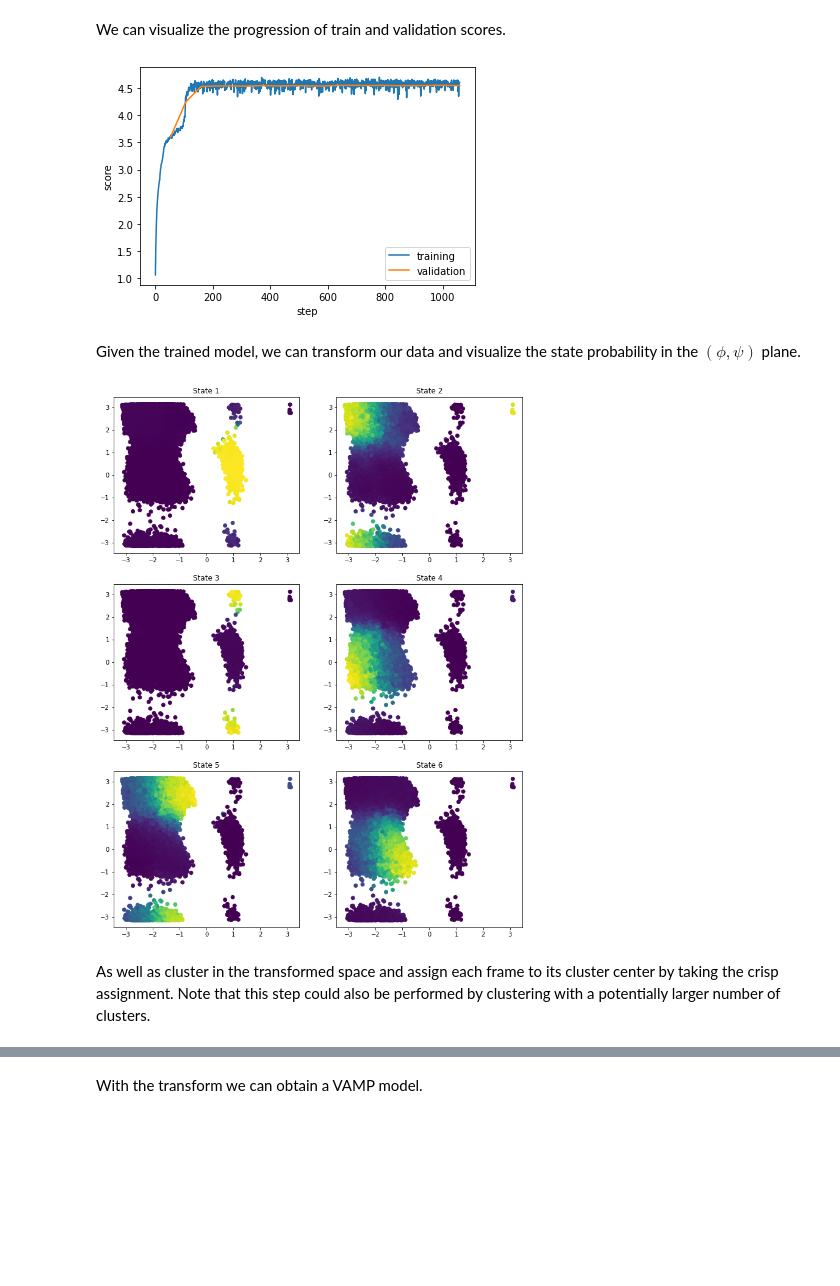
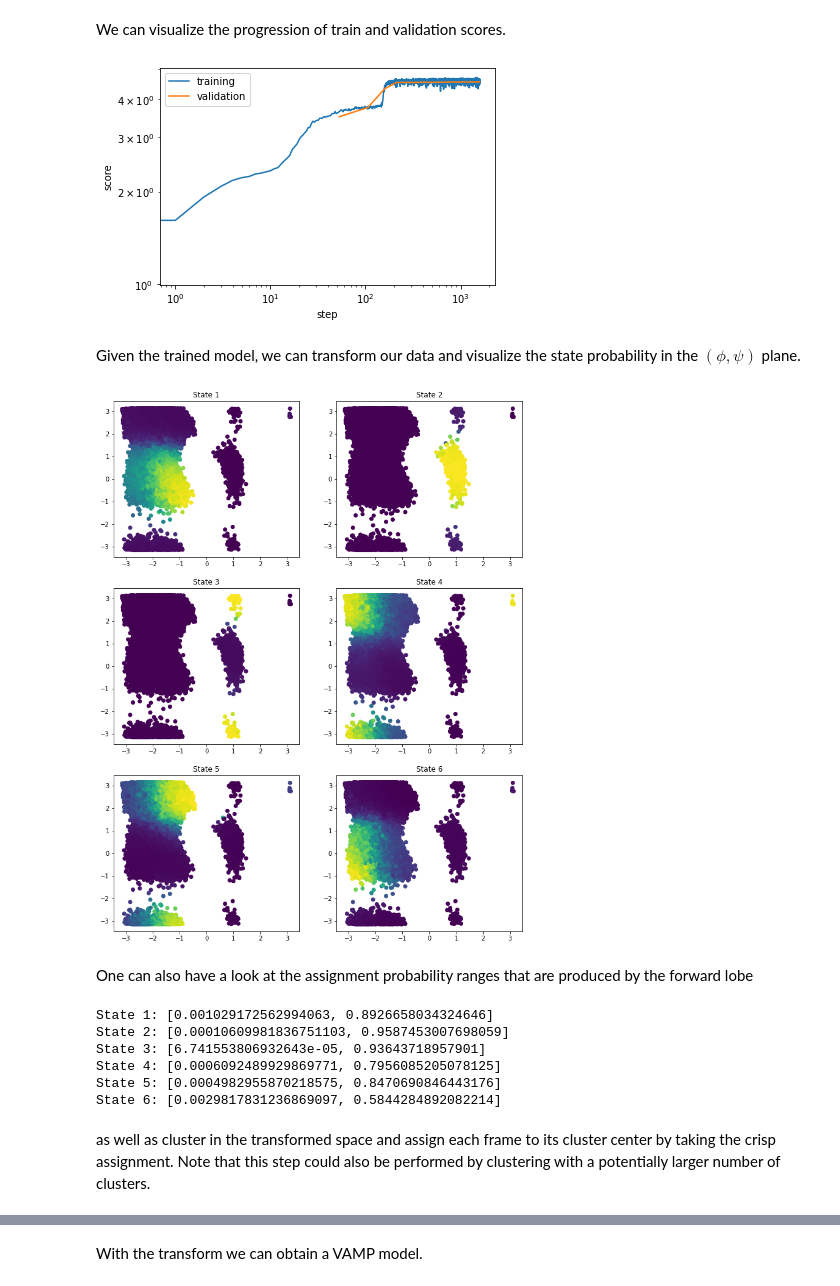
Before and after one commit to deeptime-ml/deeptime-notebooks, a Jupyter notebook: examples/ala2-example.ipynb, the cells around one changed output, grey strips where cells are left out. Cells and saved outputs as stored; diff of their text form; code cells hidden in the pictures; blank space fills up the shorter version.

```diff
--- a/examples/ala2-example.ipynb
+++ b/examples/ala2-example.ipynb
@@ -62,7 +62,7 @@ Now we can set up the VAMPNet lobe.
 # %%
 lobe = nn.Sequential(
     nn.BatchNorm1d(data[0].shape[1]),
-    nn.Linear(data[0].shape[1], 30), nn.ReLU(),
+    nn.Linear(data[0].shape[1], 30), nn.ELU(),
     nn.Linear(30, 100), nn.ELU(),
     nn.Linear(100, 100), nn.ELU(),
     nn.Linear(100, 100), nn.ELU(),
@@ -72,7 +72,11 @@ lobe = nn.Sequential(
     nn.Linear(100, 30), nn.ELU(),
     nn.Linear(30, 6),
     nn.Softmax(dim=1)  # obtain fuzzy probability distribution over output states
-).to(device=device)
+)
+
+from copy import deepcopy
+lobe_timelagged = deepcopy(lobe).to(device=device)
+lobe = lobe.to(device=device)
 print(lobe)
 # %% [output]
 Sequential(
@@ -97,7 +101,7 @@ With the lobe defined, we can create a VAMPNet estimator.
 # %%
 from deeptime.decomposition.deep import VAMPNet
 
-vampnet = VAMPNet(lobe=lobe, learning_rate=5e-4, device=device)
+vampnet = VAMPNet(lobe=lobe, lobe_timelagged=lobe_timelagged, learning_rate=5e-4, device=device)
 # %% [markdown]
 In order to train the VAMPNet transformations, we set up data loaders.
 # %%
@@ -108,18 +112,18 @@ loader_val = DataLoader(val_data, batch_size=len(val_data), shuffle=False)
 # %% [markdown]
 And train!
 # %%
-model = vampnet.fit(loader_train, n_epochs=20,
+model = vampnet.fit(loader_train, n_epochs=30,
                     validation_loader=loader_val, progress=tqdm).fetch_model()
 # %% [markdown]
 We can visualize the progression of train and validation scores.
 # %%
-plt.plot(*vampnet.train_scores.T, label='training')
-plt.plot(*vampnet.validation_scores.T, label='validation')
+plt.loglog(*vampnet.train_scores.T, label='training')
+plt.loglog(*vampnet.validation_scores.T, label='validation')
 plt.xlabel('step')
 plt.ylabel('score')
 plt.legend();
 # %% [output]
-[figure, old version]
+[figure, new version]
 # %% [markdown]
 Given the trained model, we can transform our data and visualize the state probability in the $(\phi, \psi)$ plane.
 # %%
@@ -130,9 +134,23 @@ for i, ax in enumerate(axes.flatten()):
     ax.scatter(*dihedral[0][::5].T, c=state_probabilities[..., i][::5])
     ax.set_title(f'State {i+1}')
 # %% [output]
-[figure, old version]
+[figure, new version]
 # %% [markdown]
-As well as cluster in the transformed space and assign each frame to its cluster center by taking the crisp assignment. Note that this step could also be performed by clustering with a potentially larger number of clusters.
+One can also have a look at the assignment probability ranges that are produced by the forward lobe
+# %%
+state_probabilities = model.transform(data[0])
+for ix, (mini, maxi) in enumerate(zip(np.min(state_probabilities, axis=0),
+                                      np.max(state_probabilities, axis=0))):
+    print(f"State {ix+1}: [{mini}, {maxi}]")
+# %% [output]
+State 1: [0.001029172562994063, 0.8926658034324646]
+State 2: [0.00010609981836751103, 0.9587453007698059]
+State 3: [6.741553806932643e-05, 0.93643718957901]
+State 4: [0.0006092489929869771, 0.7956085205078125]
+State 5: [0.0004982955870218575, 0.8470690846443176]
+State 6: [0.0029817831236869097, 0.5844284892082214]
+# %% [markdown]
+as well as cluster in the transformed space and assign each frame to its cluster center by taking the crisp assignment. Note that this step could also be performed by clustering with a potentially larger number of clusters.
 # %%
 assignments = state_probabilities.argmax(1)
 plt.scatter(*dihedral[0].T, c=assignments, s=5, alpha=.1)
```
Also changed, not shown: parts of 6 cells of this notebook.
